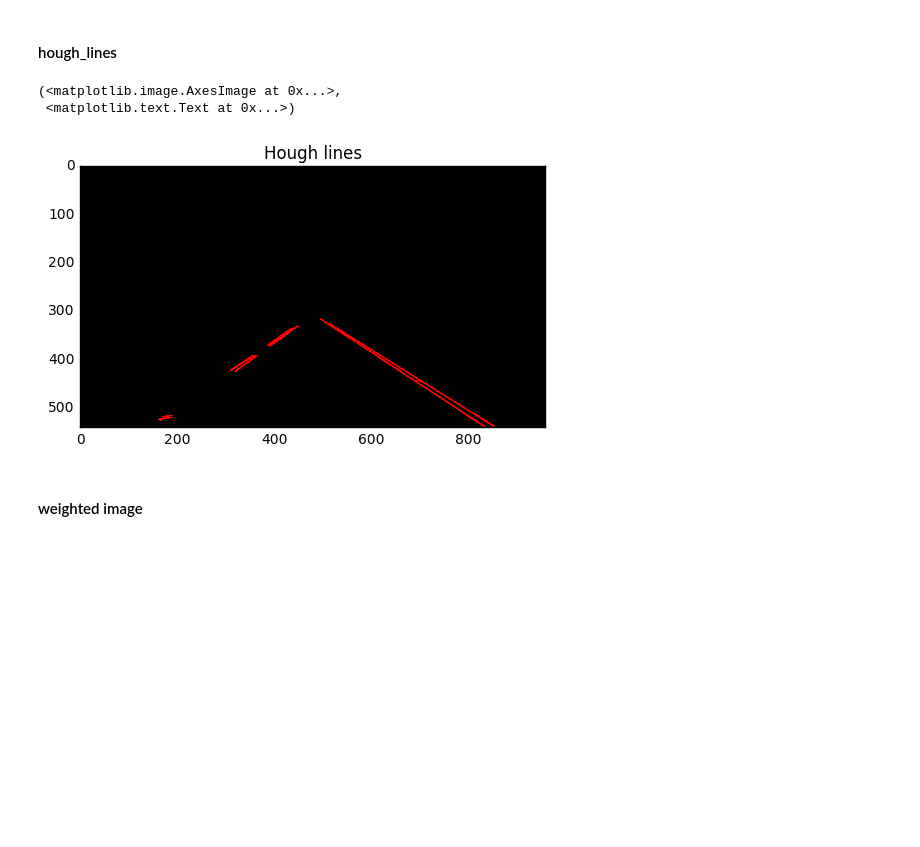
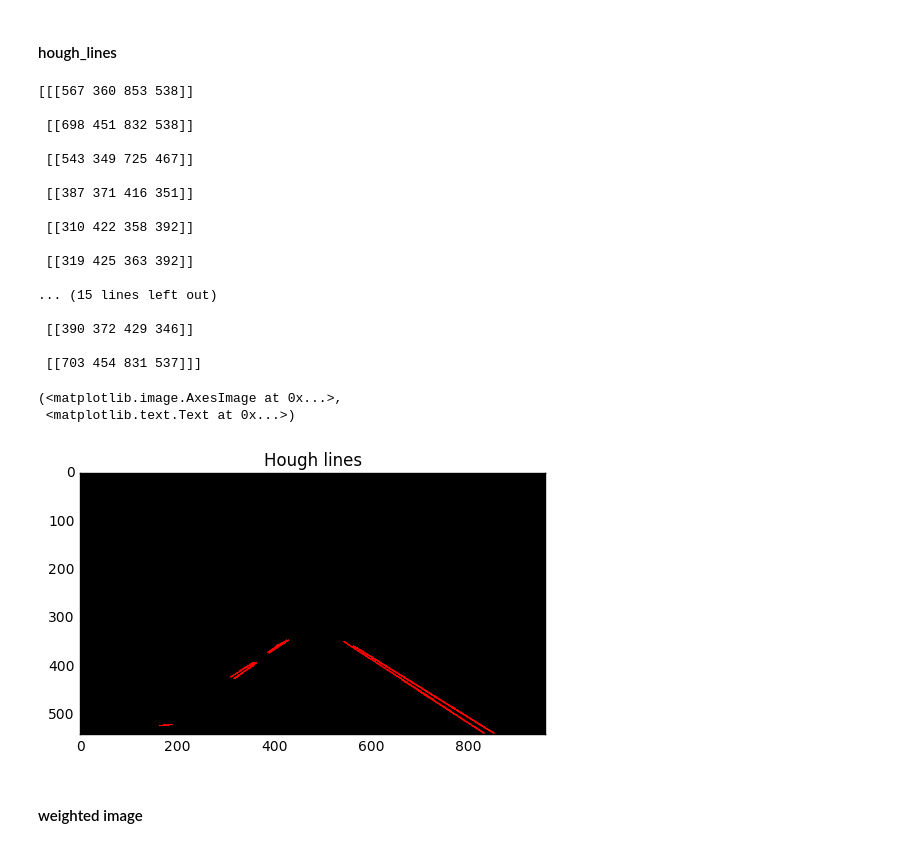
Before and after one commit to wukao1985/CarND-LaneLines-P1, a Jupyter notebook: P1.ipynb, the cells around one changed output. Cells and saved outputs as stored; diff of their text form; code cells hidden in the pictures; blank space fills up the shorter version.

```diff
--- a/P1.ipynb
+++ b/P1.ipynb
@@ -203,7 +204,7 @@ plt.imshow(edges, cmap='Greys_r'),plt.title('Canny')
 #### Get region of interest
 # %%
 imshape = image.shape
-vertices = np.array([[(0,imshape[0]),(450, 330), (490, 315), (imshape[1],imshape[0])]], dtype=np.int32)
+vertices = np.array([[(0,imshape[0]),(450, 335), (490, 325), (imshape[1],imshape[0])]], dtype=np.int32)
 masked_edges = region_of_interest(edges, vertices)
 plt.imshow(masked_edges,cmap='Greys_r'),plt.title('region of interest')
 # %% [output]
@@ -215,21 +216,38 @@ plt.imshow(masked_edges,cmap='Greys_r'),plt.title('region of interest')
 # %%
 # Define the Hough transform parameters
 # Make a blank the same size as our image to draw on
 rho = 2 # distance resolution in pixels of the Hough grid
 theta = np.pi/180 # angular resolution in radians of the Hough grid
 threshold = 10     # minimum number of votes (intersections in Hough grid cell)
-min_line_length = 10 #minimum number of pixels making up a line
+min_line_length = 20 #minimum number of pixels making up a line
 max_line_gap = 20    # maximum gap in pixels between connectable line segments
 
 # Run Hough on edge detected image
 # Output "lines" is an array containing endpoints of detected line segments
 line_image = hough_lines(image, masked_edges, rho, theta, threshold,
                             min_line_length, max_line_gap)
 plt.imshow(line_image),plt.title('Hough lines')
 # %% [output]
-(<matplotlib.image.AxesImage at 0x...>,
- <matplotlib.text.Text at 0x...>)
+[[[567 360 853 538]]
+
+ [[698 451 832 538]]
+
+ [[543 349 725 467]]
+
+ [[387 371 416 351]]
+
+ [[310 422 358 392]]
+
+ [[319 425 363 392]]
+
+... (15 lines left out)
+
+ [[390 372 429 346]]
+
+ [[703 454 831 537]]]
+(<matplotlib.image.AxesImage at 0x...>,
+ <matplotlib.text.Text at 0x...>)
-[figure, old version]
+[figure, new version]
 # %% [markdown]
 #### weighted image
 # %%
```
Also changed, not shown: parts of 11 cells of this notebook.
